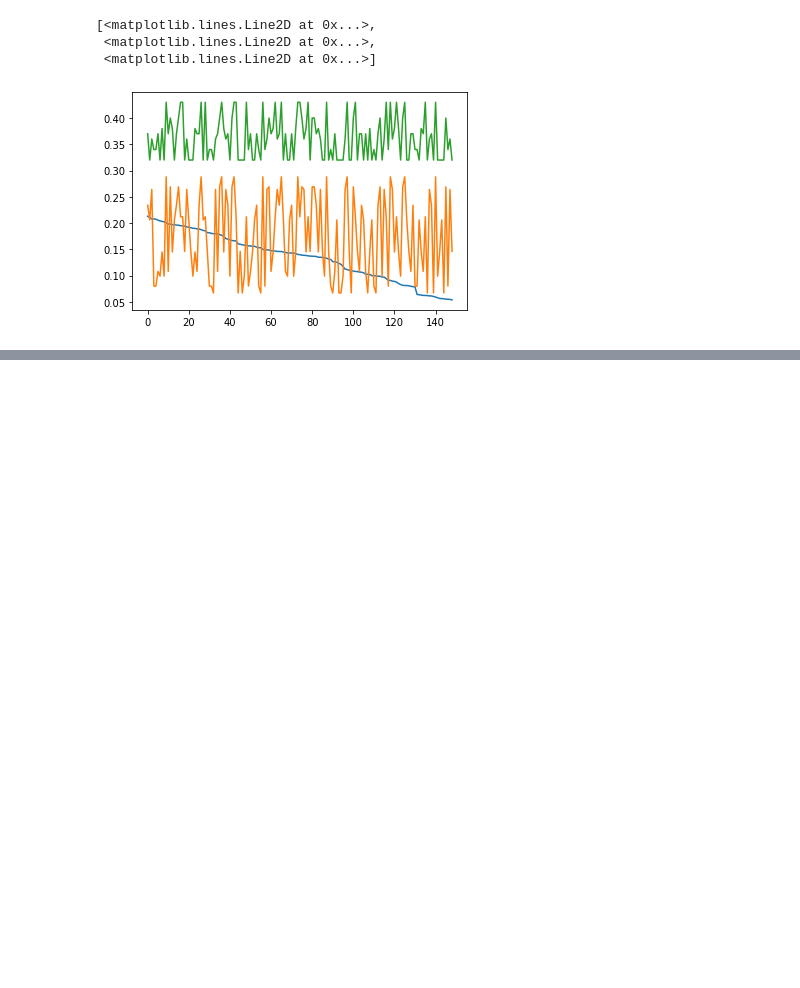
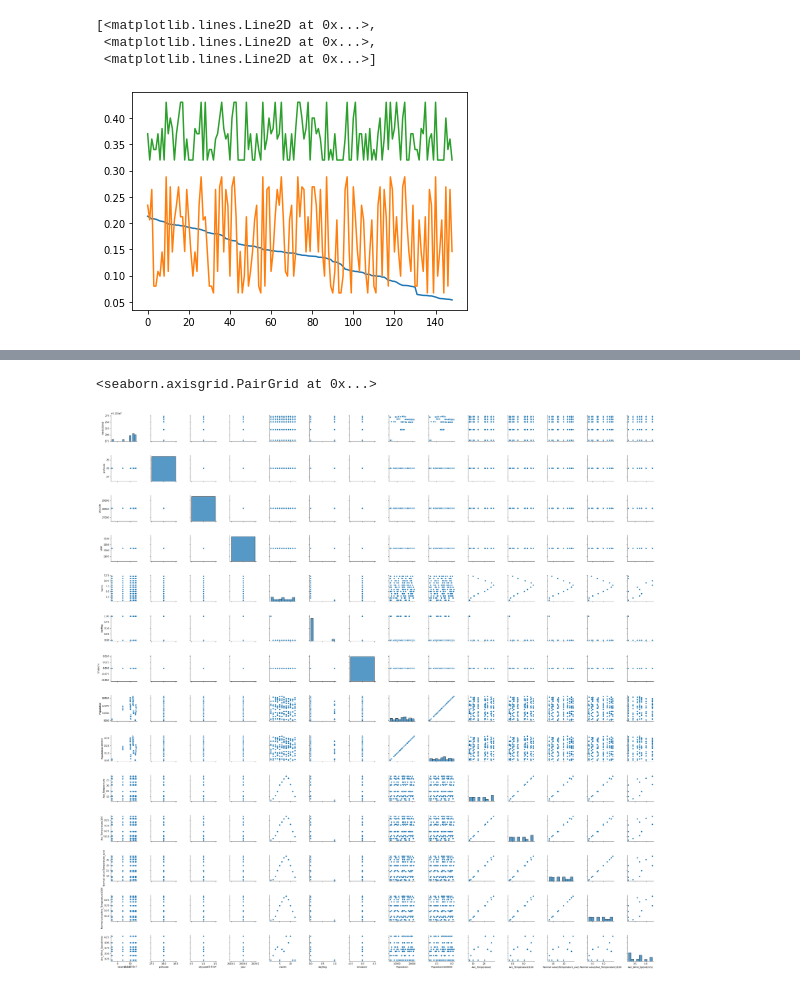
Before and after one commit to Tomo0002/Stock_Product, a Jupyter notebook: ニューラルネットワーク.ipynb, the cells around one changed output, grey strips where cells are left out. Cells and saved outputs as stored; diff of their text form; code cells hidden in the pictures; blank space fills up the shorter version.

```diff
--- a/ニューラルネットワーク.ipynb
+++ b/ニューラルネットワーク.ipynb
@@ -120,0 +130,7 @@ plt.plot(h)
+# %%
+#相関係数をプロット
+import seaborn as sns
+sns.pairplot(df)
+# %% [output]
+<seaborn.axisgrid.PairGrid at 0x...>
+[figure, added]
```
Also changed, not shown: parts of 3 cells of this notebook.
